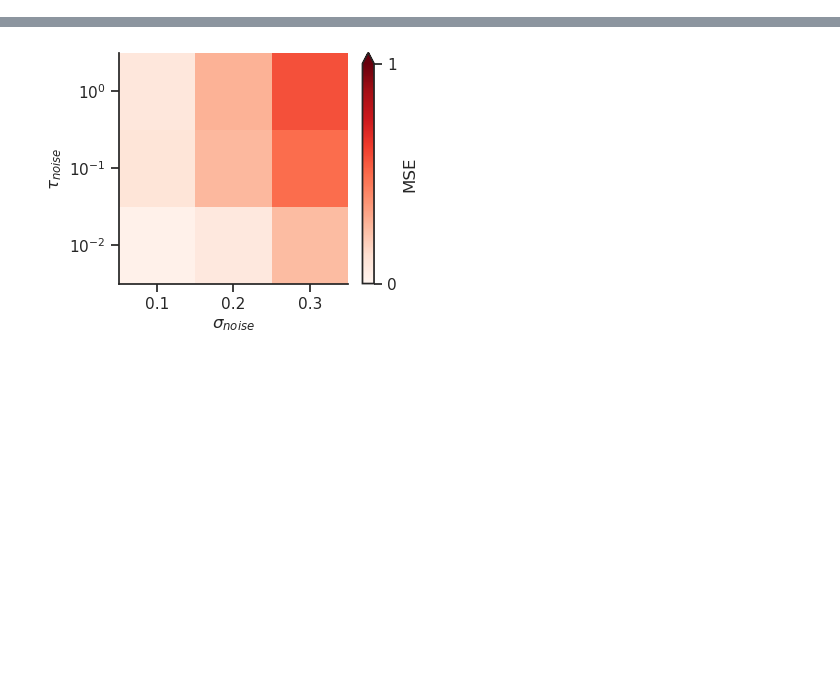
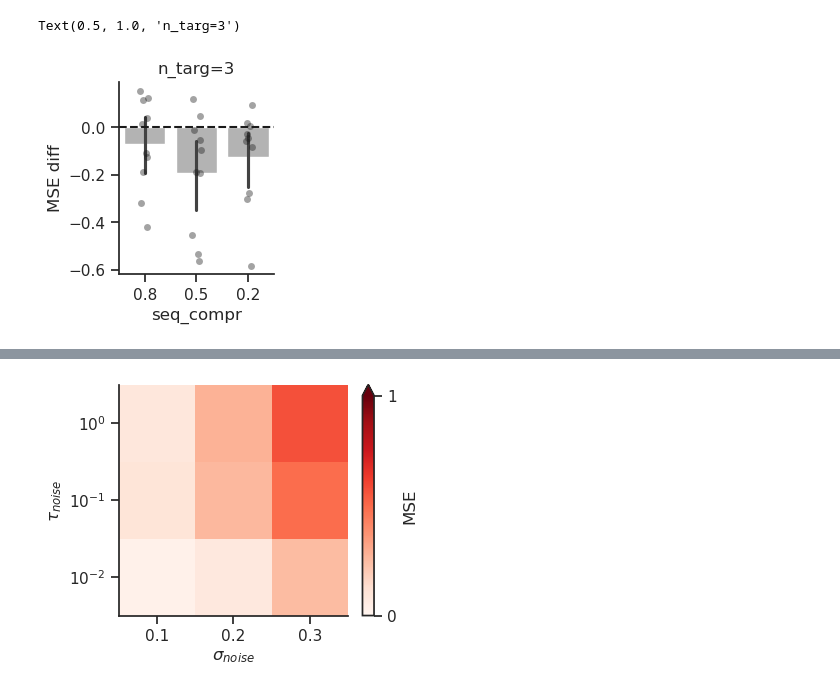
Before and after one commit to rythorpe/time_coding, a Jupyter notebook: analysis.ipynb, the cells around one changed output, grey strips where cells are left out. Saved outputs shown, nothing was run; the diff lists cells and outputs as text; code cells hidden in the pictures; blank space fills up the shorter version.

```diff
--- a/analysis.ipynb
+++ b/analysis.ipynb
@@ -88,0 +160,42 @@ mean_loss_curves.shape
+# %%
+p_rel_std_vals = np.unique(data['p_rel_std'])
+low_hetero_mask = data['p_rel_std'] == p_rel_std_vals[0]
+high_hetero_mask = data['p_rel_std'] == p_rel_std_vals[1]
+
+no_stp_mask = data['beta'] == 0.0
+stp_mask = data['beta'] == 80.0
+# %%
+mse_stp_high_hetero = data['mse'][np.logical_and(stp_mask, high_hetero_mask)]
+mse_no_stp_high_hetero = data['mse'][np.logical_and(no_stp_mask, high_hetero_mask)]
+mse_stp_diff_high_hetero = mse_stp_high_hetero - mse_no_stp_high_hetero
+n_targ_seq_stp_high_hetero = data['n_targ_seq'][np.logical_and(stp_mask, high_hetero_mask)]  # same for STP and no STP cases
+seq_compression_stp_high_hetero = data['seq_compression'][np.logical_and(stp_mask, high_hetero_mask)]  # same for STP and no STP cases
+
+mse_stp_low_hetero = data['mse'][np.logical_and(stp_mask, low_hetero_mask)]
+mse_no_stp_low_hetero = data['mse'][np.logical_and(no_stp_mask, low_hetero_mask)]
+mse_stp_diff_low_hetero = mse_stp_low_hetero - mse_no_stp_low_hetero
+n_targ_seq_stp_low_hetero = data['n_targ_seq'][np.logical_and(stp_mask, low_hetero_mask)]  # same for STP and no STP cases
+seq_compression_stp_low_hetero = data['seq_compression'][np.logical_and(stp_mask, low_hetero_mask)]  # same for STP and no STP cases
+# %%
+n_targ = 3
+n_targ_mask = n_targ_seq_stp_high_hetero == n_targ
+diff_data = np.vstack([mse_stp_diff_high_hetero[n_targ_mask],
+                       n_targ_seq_stp_high_hetero[n_targ_mask],
+                       seq_compression_stp_high_hetero[n_targ_mask]]).T
+column_labels = ['MSE diff', 'n_targ', 'seq_compr']
+df_mse_diff_high_hetero = pd.DataFrame(data=diff_data, columns=column_labels)
+
+fig, axes = plt.subplots(1, 1, figsize=(2, 2.5))
+sns.stripplot(
+    data=df_mse_diff_high_hetero, x="seq_compr", y="MSE diff",
+    dodge=True, alpha=.4, legend=False, color='k', ax=axes
+)
+sns.barplot(
+    data=df_mse_diff_high_hetero, x="seq_compr", y="MSE diff", color='0.7', ax=axes
+)
+axes.axhline([0], c='k', ls='--')
+axes.xaxis.set_inverted(True)
+axes.set_title(f'n_targ={n_targ}')
+# %% [output]
+Text(0.5, 1.0, 'n_targ=3')
+[figure, added]
```
Also changed, not shown: parts of 12 cells of this notebook.
